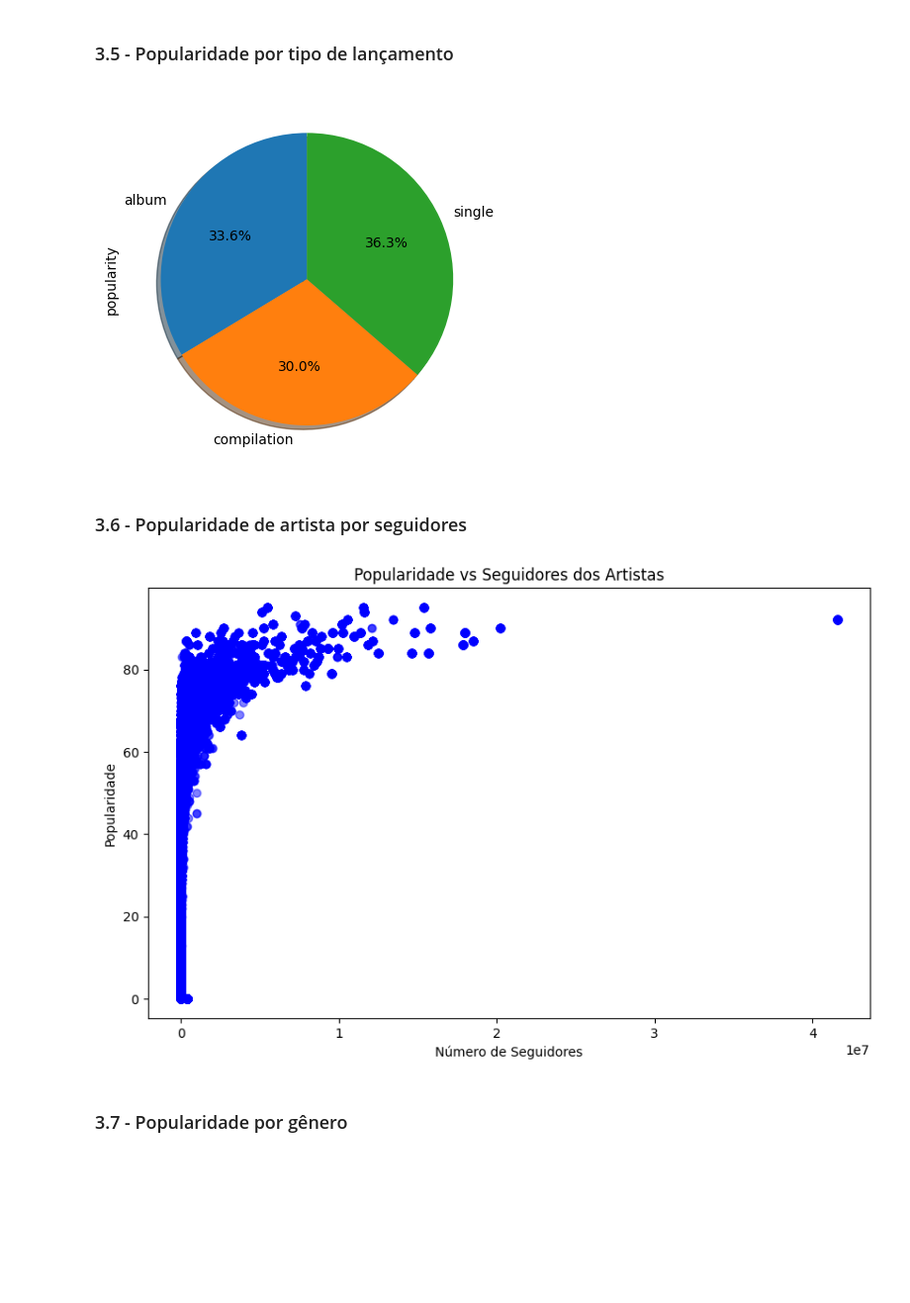
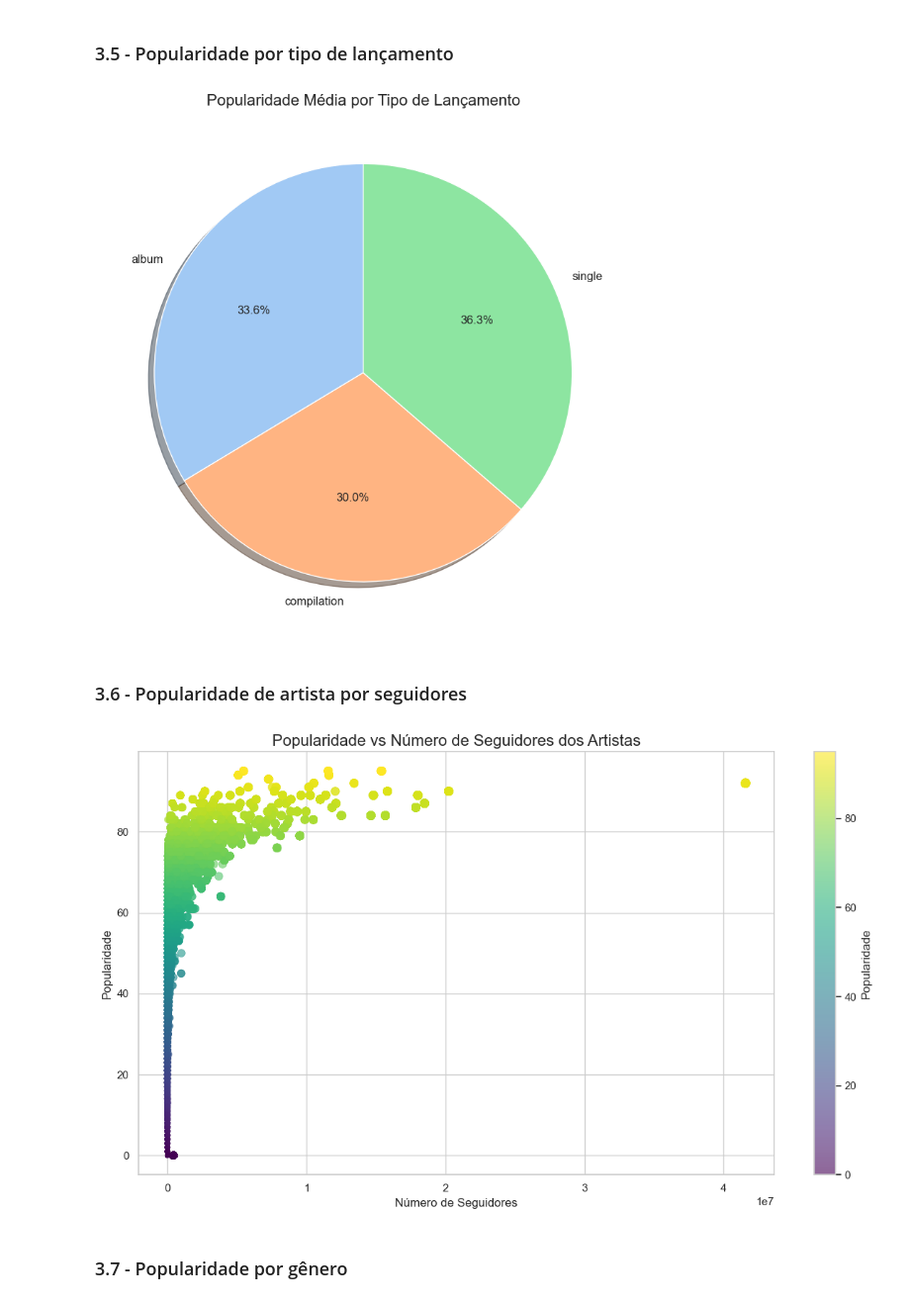
Before and after one commit to pedropalugan/mel-records2, a Jupyter notebook: notebook.ipynb, the cells around one changed output. Shown at 99% size. Drawn from its saved outputs; the diff is of its cells as text; code cells hidden in the pictures; blank space fills up the shorter version.

```diff
--- a/notebook.ipynb
+++ b/notebook.ipynb
@@ -178,27 +211,77 @@ plt.show()
 # %% [markdown]
 ### 3.5 - Popularidade por tipo de lançamento
 # %%
+import matplotlib.pyplot as plt
+import seaborn as sns
+
+# Estilo com seaborn
+sns.set(style="whitegrid")
+
+# Calcular média de popularidade por tipo de álbum
 popularidade_por_album_type = db_final.groupby('album_type')['popularity'].mean().dropna()
-popularidade_por_album_type.plot(kind='pie', autopct='%1.1f%%', startangle=90, shadow=True)
 
+# Paleta de cores (você pode trocar por 'Set2', 'Set3', etc.)
+colors = sns.color_palette('pastel')[0:len(popularidade_por_album_type)]
+
+# Criar gráfico
+plt.figure(figsize=(8, 8))
+plt.pie(
+    popularidade_por_album_type,
+    labels=popularidade_por_album_type.index,
+    autopct='%1.1f%%',
+    startangle=90,
+    shadow=True,
+    colors=colors,
+    textprops={'fontsize': 12}
+)
+
+# Adicionar título e remover label lateral
+plt.title('Popularidade Média por Tipo de Lançamento', fontsize=16)
+plt.ylabel('')  # remove label vertical desnecessário
+
+plt.tight_layout()
 plt.show()
 # %% [output]
-[figure, old version]
+[figure, new version]
 # %% [markdown]
 ### 3.6 - Popularidade de artista por seguidores
 # %%
 
-plt.figure(figsize=(10, 6))
-plt.scatter(db_final['followers'], db_final['artist_popularity'], color='blue', alpha=0.5)
+import matplotlib.pyplot as plt
+import seaborn as sns
+import numpy as np
 
+# Estilo bonito com seaborn
+sns.set(style='whitegrid')
 
-plt.title('Popularidade vs Seguidores dos Artistas')
-plt.xlabel('Número de Seguidores')
-plt.ylabel('Popularidade')
+# Evita valores de seguidores muito grandes dominarem o gráfico
+tamanho_pontos = np.log10(db_final['followers'] + 1) * 10  # evita log(0)
 
+# Cores com base na popularidade
+cores = db_final['artist_popularity']
+
+plt.figure(figsize=(12, 7))
+scatter = plt.scatter(
+    db_final['followers'],
+    db_final['artist_popularity'],
+    c=cores,
+    cmap='viridis',
+    s=tamanho_pontos,
+    alpha=0.6,
+    linewidth=0.5
+)
+
+plt.colorbar(scatter, label='Popularidade')  # legenda para cor
+plt.title('Popularidade vs Número de Seguidores dos Artistas', fontsize=16)
+plt.xlabel('Número de Seguidores', fontsize=12)
+plt.ylabel('Popularidade', fontsize=12)
+
+# Usar escala log no eixo x se necessário (caso tenha valores muito diferentes)
+
+plt.tight_layout()
 plt.show()
 # %% [output]
-[figure, old version]
+[figure, new version]
 # %% [markdown]
 ### 3.7 - Popularidade por gênero
 # %%
```
Also changed, not shown: parts of 8 cells of this notebook.
